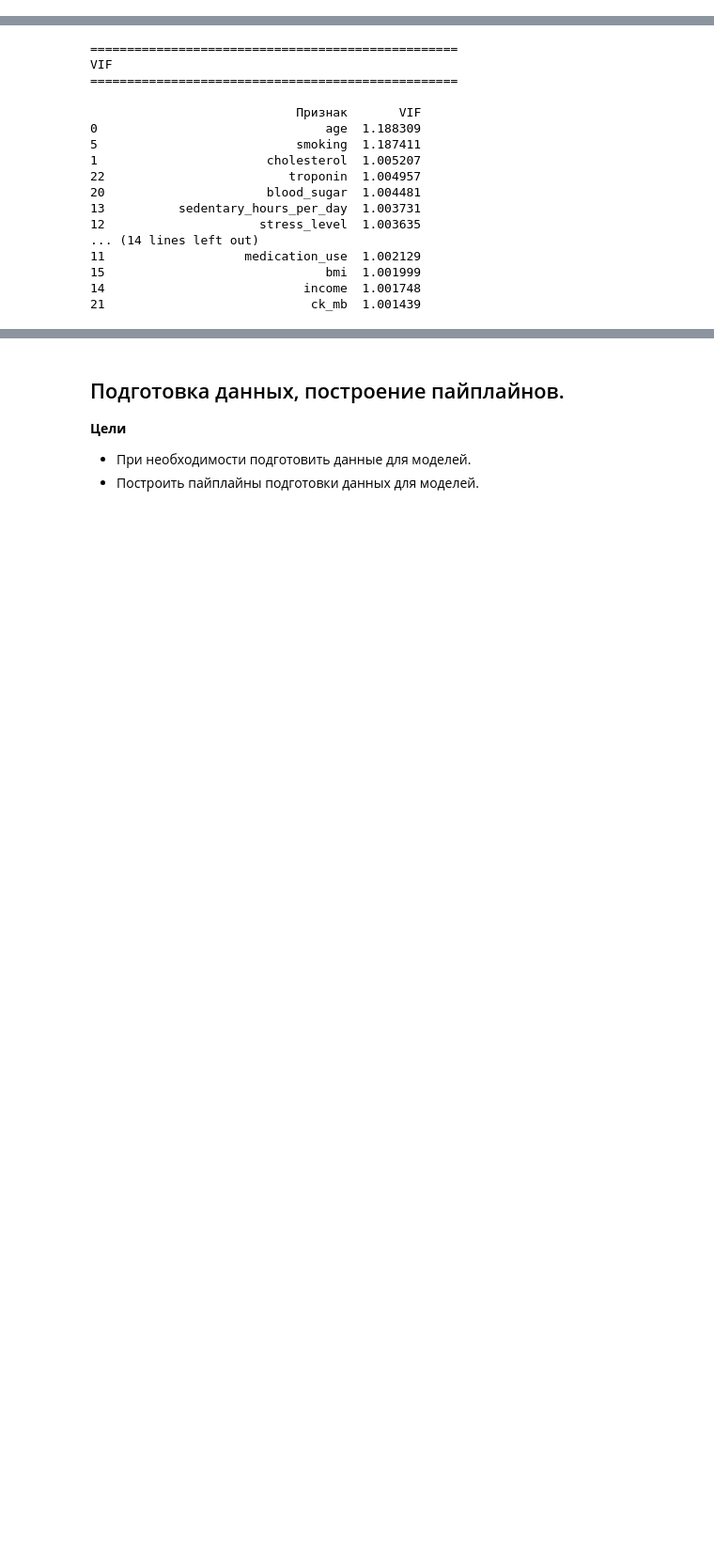
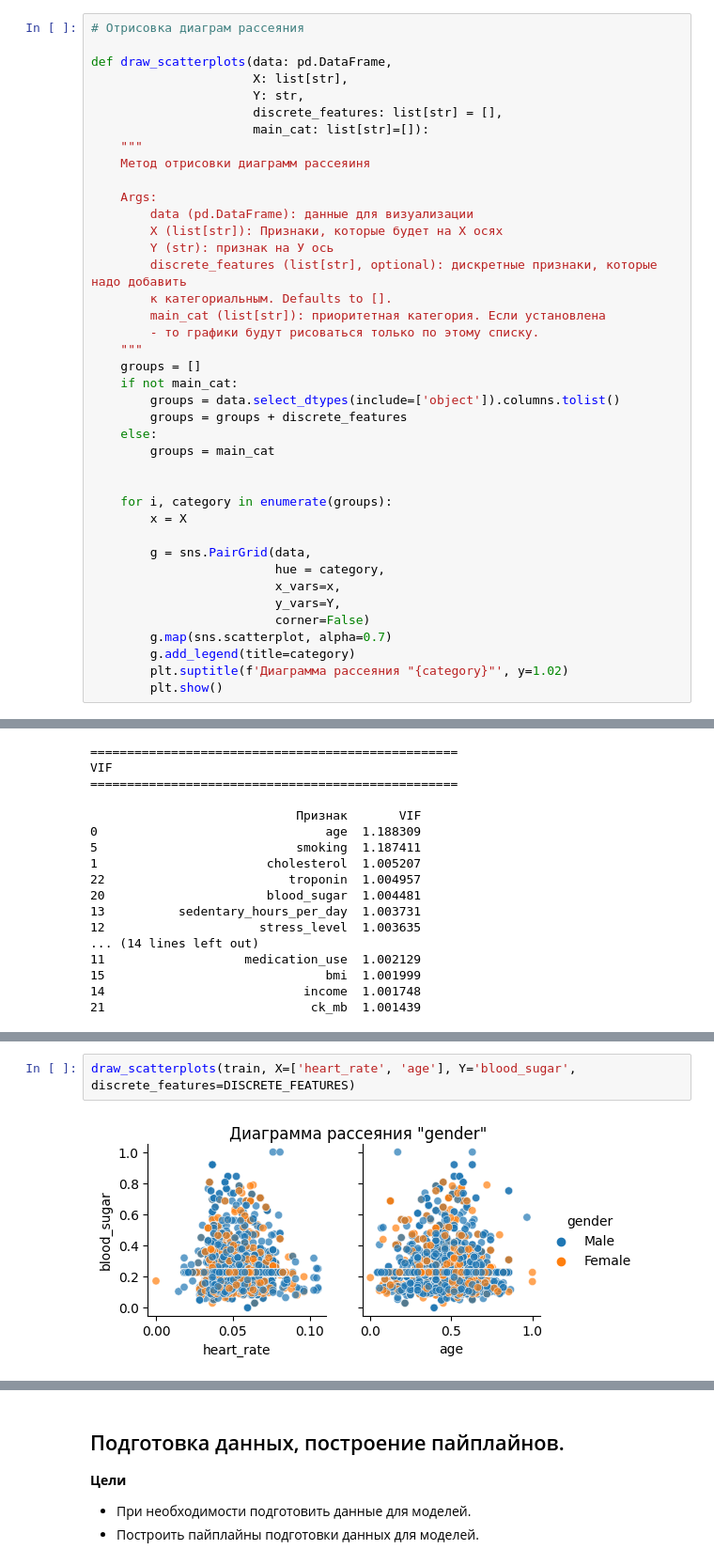
Before and after one commit to madLary/practicum-workshop-cvd-model, a Jupyter notebook: workshop-cdv-research.ipynb, the cells around one changed output, grey strips where cells are left out. Shown at 94% size. Drawn from its saved outputs; the diff is of its cells as text; blank space fills up the shorter version.

Commit message:
матрицы рассеяния

```diff
--- a/workshop-cdv-research.ipynb
+++ b/workshop-cdv-research.ipynb
@@ -810,6 +810,46 @@ def analyze_correlation(data: pd.DataFrame,
     ]
     vif_data = vif_data[vif_data["Признак"] != "const"]
     print(vif_data.sort_values(by='VIF', ascending=False))
+# %%
+# Отрисовка диаграм рассеяния
+
+def draw_scatterplots(data: pd.DataFrame,
+                      X: list[str],
+                      Y: str,
+                      discrete_features: list[str] = [],
+                      main_cat: list[str]=[]):
+    """
+    Метод отрисовки диаграмм рассеяиня
+
+    Args:
+        data (pd.DataFrame): данные для визуализации
+        X (list[str]): Признаки, которые будет на Х осях
+        Y (str): признак на У ось
+        discrete_features (list[str], optional): дискретные признаки, которые надо добавить
+        к категориальным. Defaults to [].
+        main_cat (list[str]): приоритетная категория. Если установлена
+        - то графики будут рисоваться только по этому списку.
+    """
+    groups = []
+    if not main_cat:
+        groups = data.select_dtypes(include=['object']).columns.tolist()
+        groups = groups + discrete_features
+    else:
+        groups = main_cat
+
+
+    for i, category in enumerate(groups):
+        x = X
+
+        g = sns.PairGrid(data,
+                         hue = category,
+                         x_vars=x,
+                         y_vars=Y,
+                         corner=False)
+        g.map(sns.scatterplot, alpha=0.7)
+        g.add_legend(title=category)
+        plt.suptitle(f'Диаграмма рассеяния "{category}"', y=1.02)
+        plt.show()
 # %% [markdown]
 ## 1. Открытие данных и их обзор.
 
@@ -1311,0 +1366,4 @@ VIF
+# %%
+draw_scatterplots(train, X=['heart_rate', 'age'], Y='blood_sugar', discrete_features=DISCRETE_FEATURES)
+# %% [output]
+[figure, added]
```
Also changed, not shown: parts of 3 cells of this notebook.
